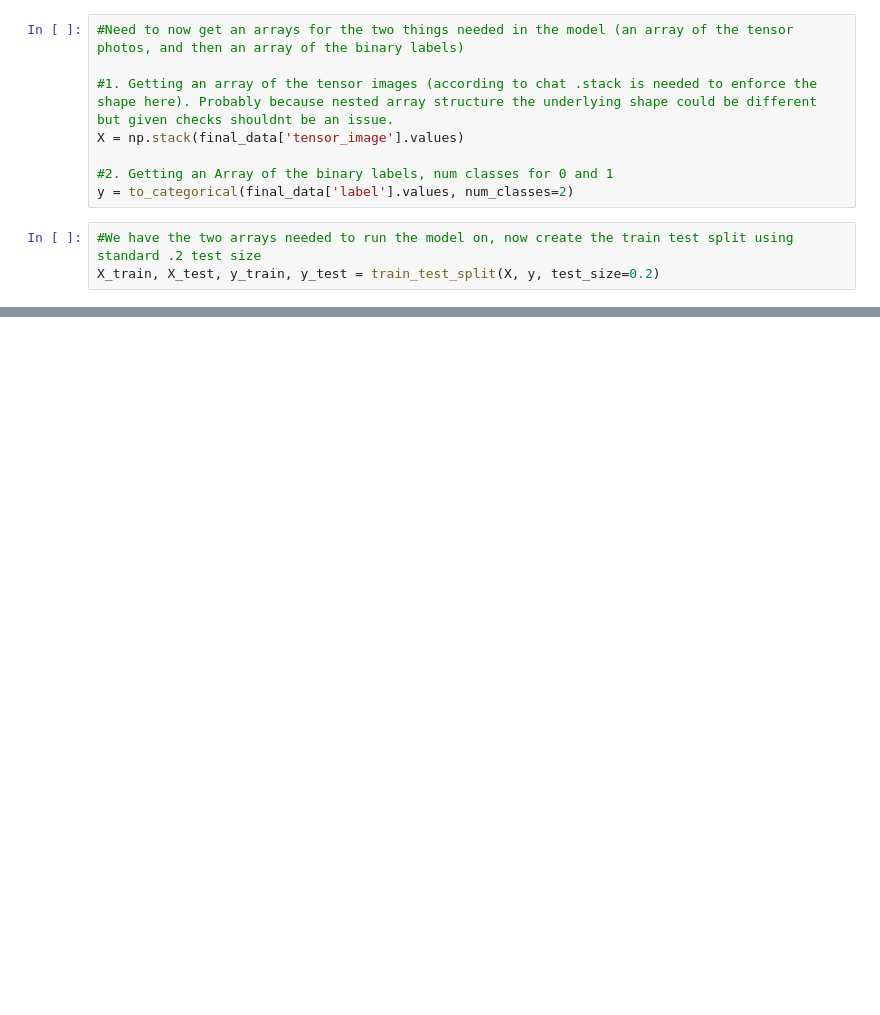
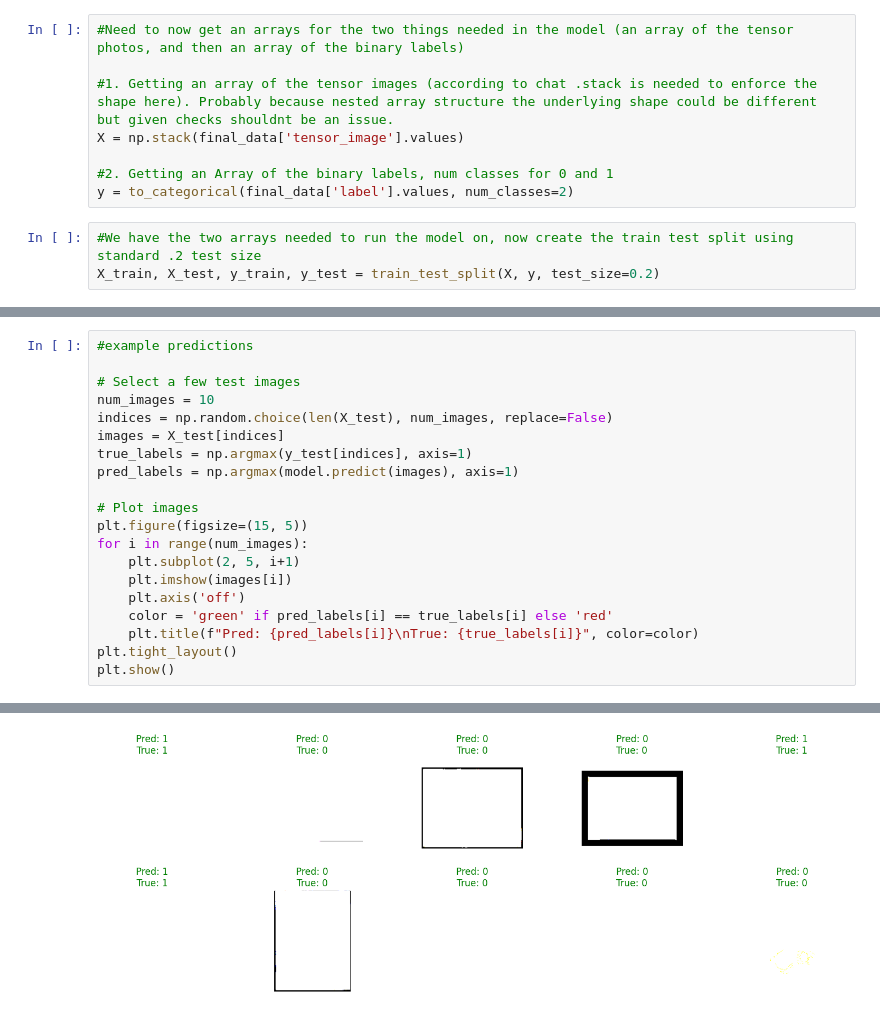
Before and after one commit to Seble-Al/DS_4002_Project3, a Jupyter notebook: SCRIPTS/proj_3_model_creation.ipynb, the cells around one changed output, grey strips where cells are left out. Cells and saved outputs as stored; diff of their text form; blank space fills up the shorter version.

```diff
--- a/SCRIPTS/proj_3_model_creation.ipynb
+++ b/SCRIPTS/proj_3_model_creation.ipynb
@@ -222,0 +284,21 @@ Test Accuracy: 0.90
+# %%
+#example predictions
+
+# Select a few test images
+num_images = 10
+indices = np.random.choice(len(X_test), num_images, replace=False)
+images = X_test[indices]
+true_labels = np.argmax(y_test[indices], axis=1)
+pred_labels = np.argmax(model.predict(images), axis=1)
+
+# Plot images
+plt.figure(figsize=(15, 5))
+for i in range(num_images):
+    plt.subplot(2, 5, i+1)
+    plt.imshow(images[i])
+    plt.axis('off')
+    color = 'green' if pred_labels[i] == true_labels[i] else 'red'
+    plt.title(f"Pred: {pred_labels[i]}\nTrue: {true_labels[i]}", color=color)
+plt.tight_layout()
+plt.show()
+# %% [output]
@@ -222,0 +316 @@ Test Accuracy: 0.90
+[figure, added]
```
Also changed, not shown: parts of 12 cells of this notebook.
